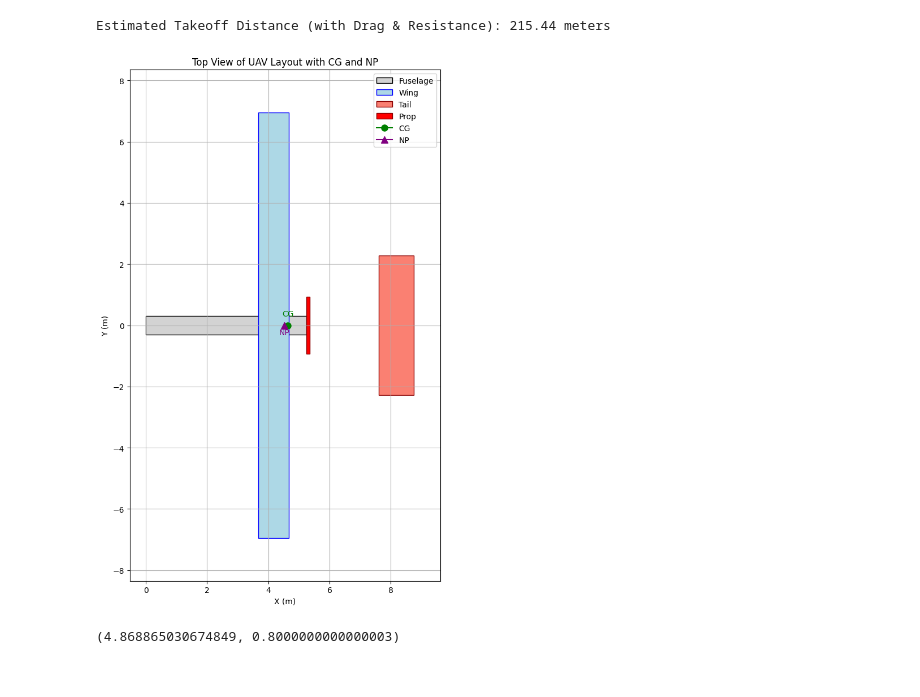
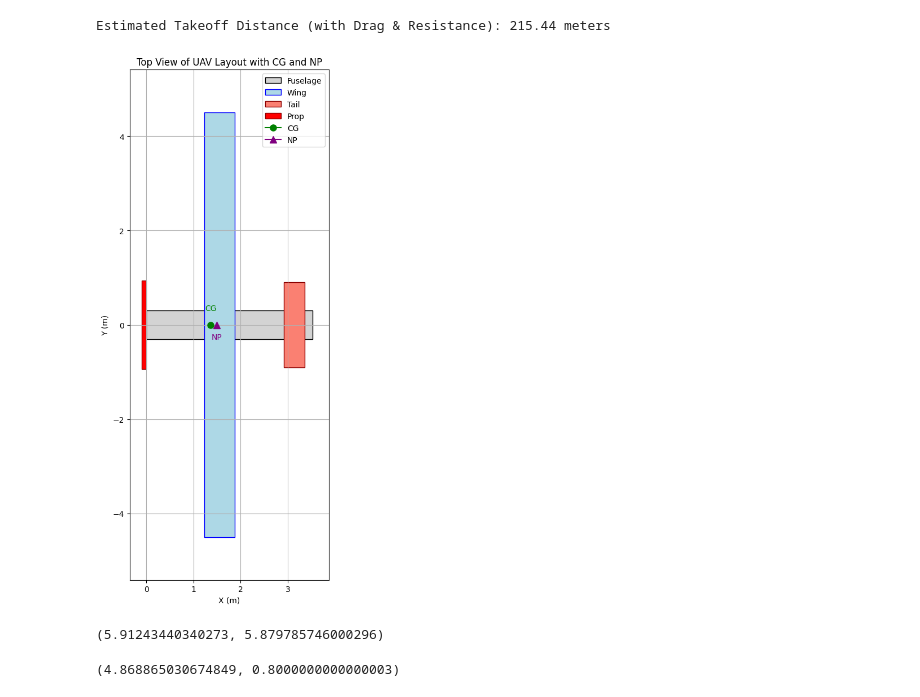
Before and after one commit to staticpwn/UAV, a Jupyter notebook: uav_design_2.ipynb, the cells around one changed output. Saved outputs shown, nothing was run; the diff lists cells and outputs as text; code cells hidden in the pictures.

```diff
--- a/uav_design_2.ipynb
+++ b/uav_design_2.ipynb
@@ -82,7 +82,7 @@ def cruise_trim_analysis(
     dict_of_aero_coeffs_vs_deflections_at_alpha = {}
     for deg in range(-15,31,1):
         try:
-            dict_of_aero_coeffs_vs_deflections_at_alpha[str(deg)] = get_coefficients_at_alpha(deflections_dict[f"{phase}_{deg}"], current_angle_of_attack)
+            dict_of_aero_coeffs_vs_deflections_at_alpha[str(deg)] = get_coefficients_at_alpha(deflections_dict[f"{phase}_{deg}"], current_angle_of_attack + assumed_and_set["ht_incident_angle"])
         except Exception as e:
             print(deg, "---", e)
 
@@ -109,6 +109,7 @@ def refine_design_from_iterable_constraints(hard_constraints, assumed_and_set, w
 
 
         prev_values = iterable_constraints.copy()
+
 
 
         for i in range(max_iterations):
@@ -128,7 +129,7 @@ def refine_design_from_iterable_constraints(hard_constraints, assumed_and_set, w
             # Aerodynamics
             cruiseout_mtow = current_values["mtow"]
             current_values["cruiseout_cl"] = calc_cl_cruise(cruiseout_mtow, current_values["cruiseout_speed_kmh"], current_values["wing_area_m2"], hard_constraints["cruise_altitude_m"])
-            current_values["cruiseout_angle_of_attack_deg"] = get_row_for_cl(deflections_dict[f"cruise_0"], current_values["cruiseout_cl"])["alpha"]
+            current_values["cruiseout_angle_of_attack_deg"] = get_row_for_cl(deflections_dict[f"cruise_0"], current_values["cruiseout_cl"])["alpha"] - assumed_and_set["wing_incident_angle"]
             current_values["cruiseout_cd"] = calc_cd_total(deflections_dict[f"cruise_0"]["CD"].min(), current_values["cruiseout_cl"], assumed_and_set["aspect_ratio"])
             current_values["cruiseout_lift_to_drag"] = current_values["cruiseout_cl"] / current_values["cruiseout_cd"]
             cruiseout_drag_n = 0.5 * rho * cruiseout_v_ms**2 * current_values["wing_area_m2"] * current_values["cruiseout_cd"]
@@ -148,7 +149,7 @@ def refine_design_from_iterable_constraints(hard_constraints, assumed_and_set, w
             loiter_v_ms = kmh_to_ms(current_values["loiter_speed_kmh"])
             loiter_mtow = current_values["mtow"] - cruiseout_fuel_requirement
             current_values["loiter_cl"] = calc_cl_cruise(loiter_mtow, current_values["loiter_speed_kmh"], current_values["wing_area_m2"], hard_constraints["cruise_altitude_m"])
-            current_values["loiter_angle_of_attack_deg"] = get_row_for_cl(deflections_dict[f"cruise_0"], current_values["loiter_cl"])["alpha"]
+            current_values["loiter_angle_of_attack_deg"] = get_row_for_cl(deflections_dict[f"cruise_0"], current_values["loiter_cl"])["alpha"] - assumed_and_set["wing_incident_angle"]
             current_values["loiter_cd"] = calc_cd_total(deflections_dict[f"cruise_0"]["CD"].min(), current_values["loiter_cl"], assumed_and_set["aspect_ratio"])
             current_values["loiter_lift_to_drag"] = current_values["loiter_cl"] / current_values["loiter_cd"]
             loiter_drag_n = 0.5 * rho * loiter_v_ms**2 * current_values["wing_area_m2"] * current_values["loiter_cd"]
@@ -170,7 +171,7 @@ def refine_design_from_iterable_constraints(hard_constraints, assumed_and_set, w
             cruiseback_v_ms = kmh_to_ms(current_values["cruiseback_speed_kmh"])
             cruiseback_mtow = current_values["mtow"] - cruiseout_fuel_requirement - loiter_fuel_requirement - hard_constraints["internal_payload_mass"] - hard_constraints["wing_payload_mass"]
             current_values["cruiseback_cl"] = calc_cl_cruise(cruiseback_mtow, current_values["cruiseback_speed_kmh"], current_values["wing_area_m2"], hard_constraints["cruise_altitude_m"])
-            current_values["cruiseback_angle_of_attack_deg"] = get_row_for_cl(deflections_dict[f"cruise_0"], current_values["cruiseback_cl"])["alpha"]
+            current_values["cruiseback_angle_of_attack_deg"] = get_row_for_cl(deflections_dict[f"cruise_0"], current_values["cruiseback_cl"])["alpha"] - assumed_and_set["wing_incident_angle"]
             current_values["cruiseback_cd"] = calc_cd_total(deflections_dict[f"cruise_0"]["CD"].min(), current_values["cruiseback_cl"], assumed_and_set["aspect_ratio"])
             current_values["cruiseback_lift_to_drag"] = current_values["cruiseback_cl"] / current_values["cruiseback_cd"]
             cruiseback_drag_n = 0.5 * rho * cruiseback_v_ms**2 * current_values["wing_area_m2"] * current_values["cruiseback_cd"]
@@ -301,7 +302,9 @@ def refine_design_from_iterable_constraints(hard_constraints, assumed_and_set, w
             wing_ac = current_values["wing_le_position_m"] + 0.25*current_values["chord_m"]
 
             phase_for_delta = "cruise"
-            coeff_ratio = get_cl_alpha_at(deflections_dict[f"{phase_for_delta}_0"], current_values['cruiseout_angle_of_attack_deg'], "CM", 0.1) / get_cl_alpha_at(deflections_dict[f"{phase_for_delta}_0"], current_values['cruiseout_angle_of_attack_deg'], "CL", 0.1)
+            coeff_ratio = get_cl_alpha_at(deflections_dict[f"{phase_for_delta}_0"],
+                                          current_values['cruiseout_angle_of_attack_deg']  + assumed_and_set["wing_incident_angle"], "CM", 0.1) /  get_cl_alpha_at(deflections_dict[f"{phase_for_delta}_0"],
+                                                                                                                                                                   current_values['cruiseout_angle_of_attack_deg'] + assumed_and_set["wing_incident_angle"], "CL", 0.1)
             current_values["cruiseout_x_ac_w_m"] = wing_ac - coeff_ratio * current_values["chord_m"]
             current_values["cruiseout_x_ht_ac_m"] = current_values["cruiseout_x_ac_w_m"] + current_values["tail_arm_m"]
 
@@ -340,7 +343,7 @@ def refine_design_from_iterable_constraints(hard_constraints, assumed_and_set, w
             eta_h = calculate_eta_h(current_values, phase="loiter")
 
             phase_for_delta = "cruise"
-            coeff_ratio = get_cl_alpha_at(deflections_dict[f"{phase_for_delta}_0"], current_values['loiter_angle_of_attack_deg'], "CM", 0.1) / get_cl_alpha_at(deflections_dict[f"{phase_for_delta}_0"], current_values['loiter_angle_of_attack_deg'], "CL", 0.1)
+            coeff_ratio = get_cl_alpha_at(deflections_dict[f"{phase_for_delta}_0"], current_values['loiter_angle_of_attack_deg']  + assumed_and_set["wing_incident_angle"], "CM", 0.1) / get_cl_alpha_at(deflections_dict[f"{phase_for_delta}_0"], current_values['loiter_angle_of_attack_deg']  + assumed_and_set["wing_incident_angle"], "CL", 0.1)
             current_values["loiter_x_ac_w_m"] = wing_ac - coeff_ratio * current_values["chord_m"]
             current_values["loiter_x_ht_ac_m"] = current_values["loiter_x_ac_w_m"] + current_values["tail_arm_m"]
 
@@ -375,7 +378,7 @@ def refine_design_from_iterable_constraints(hard_constraints, assumed_and_set, w
             eta_h = calculate_eta_h(current_values, phase="cruiseback")
 
             phase_for_delta = "cruise"
-            coeff_ratio = get_cl_alpha_at(deflections_dict[f"{phase_for_delta}_0"], current_values['cruiseback_angle_of_attack_deg'], "CM", 0.1) / get_cl_alpha_at(deflections_dict[f"{phase_for_delta}_0"], current_values['cruiseback_angle_of_attack_deg'], "CL", 0.1)
+            coeff_ratio = get_cl_alpha_at(deflections_dict[f"{phase_for_delta}_0"], current_values['cruiseback_angle_of_attack_deg']   + assumed_and_set["wing_incident_angle"], "CM", 0.1) / get_cl_alpha_at(deflections_dict[f"{phase_for_delta}_0"], current_values['cruiseback_angle_of_attack_deg']  + assumed_and_set["wing_incident_angle"], "CL", 0.1)
             current_values["cruiseback_x_ac_w_m"] = wing_ac - coeff_ratio * current_values["chord_m"]
             current_values["cruiseback_x_ht_ac_m"] = current_values["cruiseback_x_ac_w_m"] + current_values["tail_arm_m"]
 
@@ -430,13 +433,13 @@ assumed_and_set = {
     "rolling_resistance_coefficient": 0.04, # dimensionless
     "target_drop_altitude_m": 2500,
     "sea_level_air_density": get_air_density(0),
-    "horizontal_tail_volume_coefficient": 1.5, # dimensionless
+    "horizontal_tail_volume_coefficient": 0.35, # dimensionless
     "vertical_tail_volume_coefficient": 0.04, # Computed Vv
-    "horizontal_tail_arm_mac_coeff": 4, # dimensionless
+    "horizontal_tail_arm_mac_coeff": 2.5, # dimensionless
     "tail_mass_cg_from_le_coeff": 0.4,
     "ht_downwash_efficiency_coeff": 0.5,
     # "fuselage_length_mac_coeff": 5, # dimensionless
-    "wing_le_position_fuselage_length_coeff": 0.7, # dimensionless
+    "wing_le_position_fuselage_length_coeff": 0.35, # dimensionless
     # Configuration
     "fuel_density_kgL": 0.74,
     "gfrp_thickness_m": 0.0015, # meters
@@ -453,6 +456,8 @@ assumed_and_set = {
     "loiter_drag_multiplier": 1.05, ## assumes 5% extra drag due to turns, lower speed, and loss of energy
     "dihedral_deg": 4.0,                        # Wing dihedral angle (degrees)
     "wing_sweep_deg": 0.0,                      # Wing sweep at 25% chord (degrees)
+    "wing_incident_angle" : 4,                  ## degrees
+    "ht_incident_angle": -3.5,                    ## degrees
     "high_wing_offset_m": 0.0,                  # Vertical distance from fuselage centerline to wing root (m)
     "elevator_chord_fraction": 0.35,            # Fraction of HT chord used for elevator
     "elevator_effectiveness_tau": 0.45,           # Rudder hinge efficiency (0.3–0.6 typical)
@@ -463,10 +468,10 @@ assumed_and_set = {
 }
 
 hard_constraints = {
-    "wing_payload_mass" : 100, # kg
-    "internal_payload_mass": 100, #kg
-    "internal_payload_length": 1.3, # meter
-    "target_station_distance_km": 300,
+    "wing_payload_mass" : 50, # kg
+    "internal_payload_mass": 0, #kg
+    "internal_payload_length": 0, # meter
+    "target_station_distance_km": 100,
     "loiter_time": 1, # hours
     "takeoff_distance_max_m": 50, # dirt road
     "climb_time_min": 13, # minutes
@@ -481,7 +486,7 @@ weights_dict_kg_no_fuel = {
     "wing_payload": hard_constraints["wing_payload_mass"],
     "engine": engine_specs["dry_weight_kg"],
     "propeller": propeller_specs["weight_kg"],
-    "avionics": 30,
+    "avionics": 10,
     "landing_gear": 20,
     "misc": 10,
 }
@@ -794,7 +800,7 @@ def plot_uav_top_view(fuselage_length, fuselage_width,
     ax.add_patch(tail)
 
     # Draw propeller
-    propeller = patches.Rectangle((fuselage_length, -propeller_specs["diameter_m"] / 2),
+    propeller = patches.Rectangle((-.1, -propeller_specs["diameter_m"] / 2),
                              0.1,
                              propeller_specs["diameter_m"],
                              edgecolor='darkred',
@@ -838,30 +844,34 @@ def plot_uav_top_view(fuselage_length, fuselage_width,
 # %%
 
 
 components, components_z = estimate_component_positions(predrop, hard_constraints, assumed_and_set, weights_dict_kg_no_fuel)
 
 # components = {"avionics":components["avionics"], "Payload":components["internal_payload"]}
 
 components = {}
 
 # h_tail_le_position = predrop["cruiseout_cg_from_nose_m"] + predrop["tail_arm_m"] - 0.25 * predrop["h_tail_chord_m"]
 h_tail_le_position = predrop["wing_le_position_m"] + 0.25* predrop["chord_m"] + predrop["tail_arm_m"] - 0.25 * predrop["h_tail_chord_m"]
 
 plot_uav_top_view(
     fuselage_length=predrop["fuselage_body_length_m"],
     fuselage_width=predrop["fuselage_body_width_m"],
     wing_span=predrop["wing_span_m"],
     wing_chord=predrop["chord_m"],
     wing_le_position=predrop["wing_le_position_m"],
     tail_span=predrop["h_tail_span_m"],
     tail_chord=predrop["h_tail_chord_m"],
-    tail_le_position=h_tail_le_position,
+    tail_le_position=predrop["x_ht_le_m"],
     components=components,
-    cg_position=predrop["cruiseback_cg_from_nose_m"],
+    cg_position=predrop["cruiseout_cg_from_nose_m"],
     np_position=predrop["neutral_point_m"],
 )
 # %% [output]
-[figure, old version]
+[figure, new version]
+# %%
+predrop["x_ht_le_m"], h_tail_le_position
+# %% [output]
+(5.91243440340273, 5.879785746000296)
 # %%
 wing_ac = predrop["wing_le_position_m"] + 0.25*predrop["chord_m"]
 # %%
```
Also changed, not shown: parts of 2 cells of this notebook.
